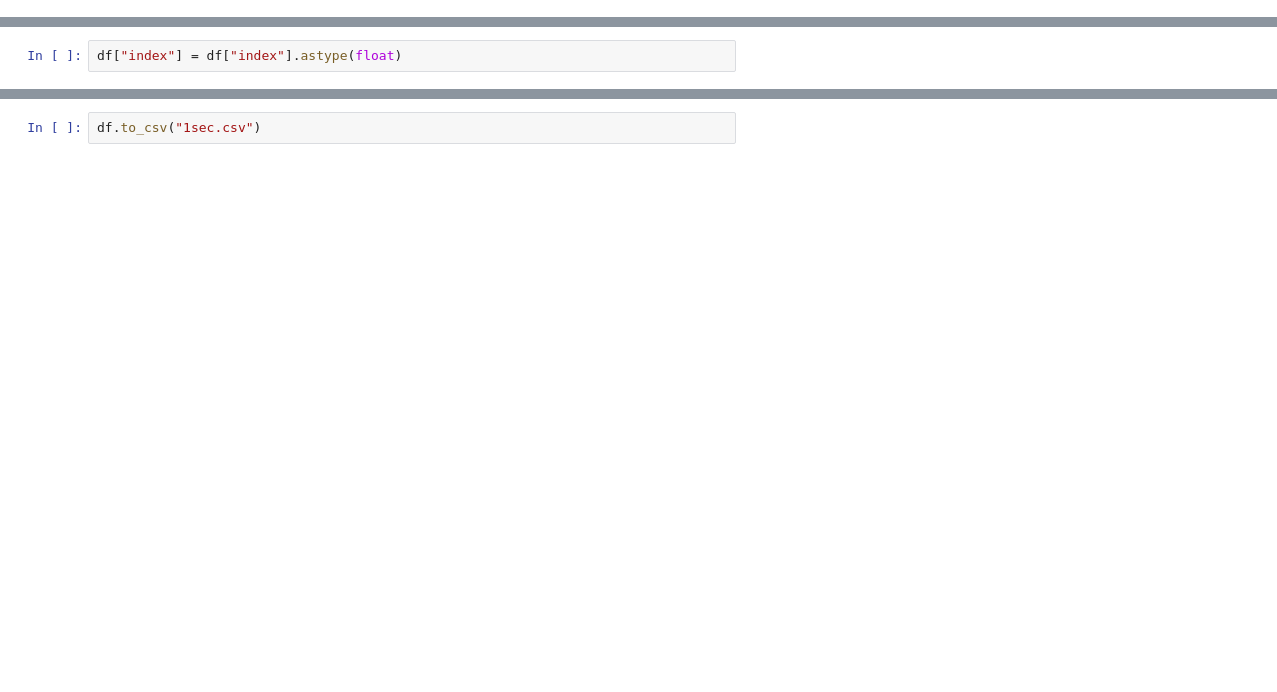
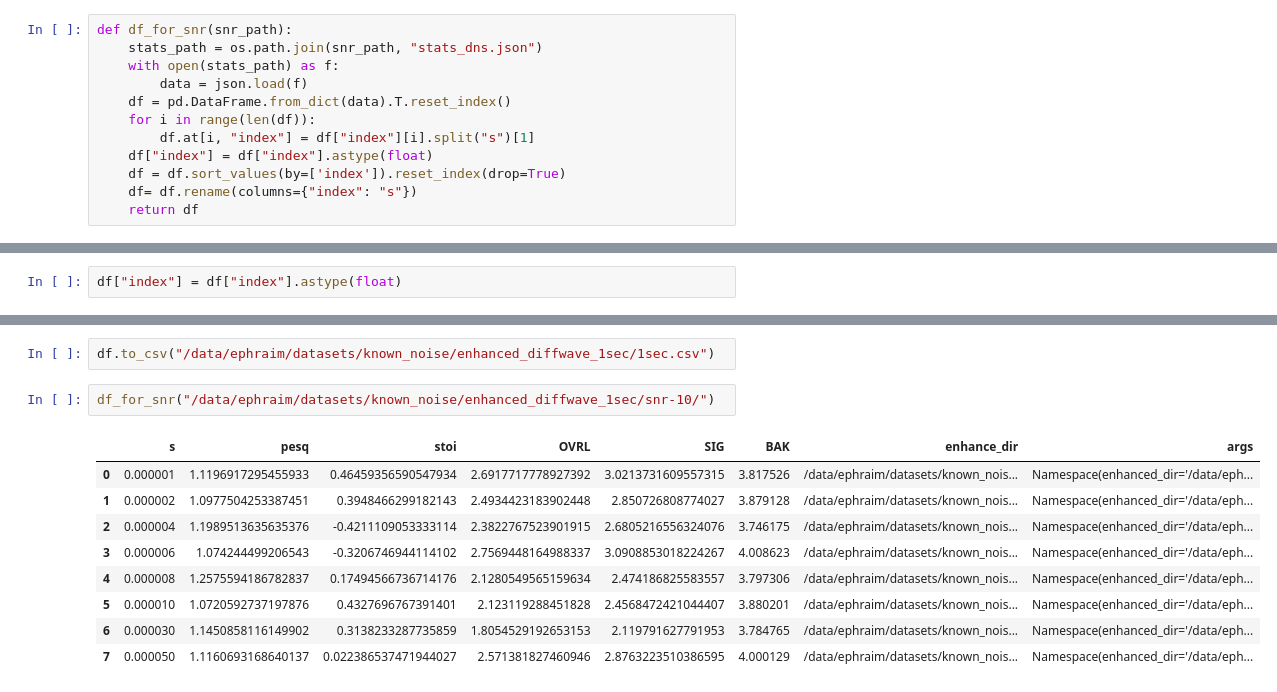
Before and after one commit to ephiephi/diffwave-sashimi, a Jupyter notebook: measure/analyze_1sec.ipynb, the cells around one changed output, grey strips where cells are left out. Cells and saved outputs as stored; diff of their text form; blank space fills up the shorter version.

```diff
--- a/measure/analyze_1sec.ipynb
+++ b/measure/analyze_1sec.ipynb
@@ -10 +11,13 @@ import json
+# %%
+def df_for_snr(snr_path):
+    stats_path = os.path.join(snr_path, "stats_dns.json")
+    with open(stats_path) as f:
+        data = json.load(f)
+    df = pd.DataFrame.from_dict(data).T.reset_index()
+    for i in range(len(df)):
+        df.at[i, "index"] = df["index"][i].split("s")[1]
+    df["index"] = df["index"].astype(float)
+    df = df.sort_values(by=['index']).reset_index(drop=True)
+    df= df.rename(columns={"index": "s"})
+    return df
 # %%
@@ -45,2 +61,14 @@ df
 # %%
-df.to_csv("1sec.csv")
+df.to_csv("/data/ephraim/datasets/known_noise/enhanced_diffwave_1sec/1sec.csv")
+# %%
+df_for_snr("/data/ephraim/datasets/known_noise/enhanced_diffwave_1sec/snr-10/")
+# %% [output]
+|  | s | pesq | stoi | OVRL | SIG | BAK | enhance_dir | args |
+| 0 | 0.000001 | 1.1196917295455933 | 0.46459356590547934 | 2.6917717778927392 | 3.0213731609557315 | 3.817526 | /data/ephraim/datasets/known_nois... | Namespace(enhanced_dir='/data/eph... |
+| 1 | 0.000002 | 1.0977504253387451 | 0.3948466299182143 | 2.4934423183902448 | 2.850726808774027 | 3.879128 | /data/ephraim/datasets/known_nois... | Namespace(enhanced_dir='/data/eph... |
+| 2 | 0.000004 | 1.1989513635635376 | -0.4211109053333114 | 2.3822767523901915 | 2.6805216556324076 | 3.746175 | /data/ephraim/datasets/known_nois... | Namespace(enhanced_dir='/data/eph... |
+| 3 | 0.000006 | 1.074244499206543 | -0.3206746944114102 | 2.7569448164988337 | 3.0908853018224267 | 4.008623 | /data/ephraim/datasets/known_nois... | Namespace(enhanced_dir='/data/eph... |
+| 4 | 0.000008 | 1.2575594186782837 | 0.17494566736714176 | 2.1280549565159634 | 2.474186825583557 | 3.797306 | /data/ephraim/datasets/known_nois... | Namespace(enhanced_dir='/data/eph... |
+| 5 | 0.000010 | 1.0720592737197876 | 0.4327696767391401 | 2.123119288451828 | 2.4568472421044407 | 3.880201 | /data/ephraim/datasets/known_nois... | Namespace(enhanced_dir='/data/eph... |
+| 6 | 0.000030 | 1.1450858116149902 | 0.3138233287735859 | 1.8054529192653153 | 2.119791627791953 | 3.784765 | /data/ephraim/datasets/known_nois... | Namespace(enhanced_dir='/data/eph... |
+| 7 | 0.000050 | 1.1160693168640137 | 0.022386537471944027 | 2.571381827460946 | 2.8763223510386595 | 4.000129 | /data/ephraim/datasets/known_nois... | Namespace(enhanced_dir='/data/eph... |
```
Also changed, not shown: parts of 8 cells of this notebook, 16 other files.
